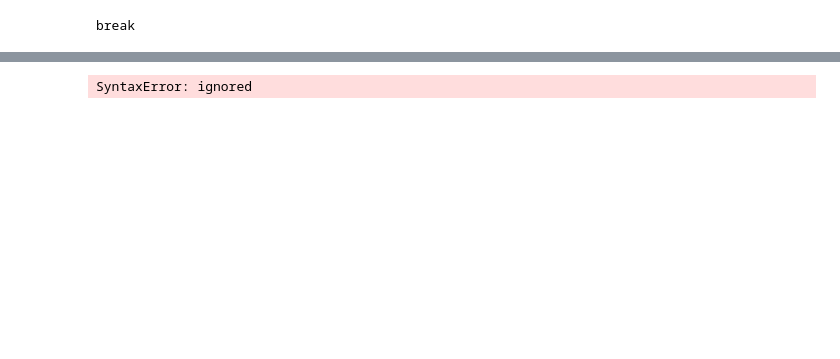
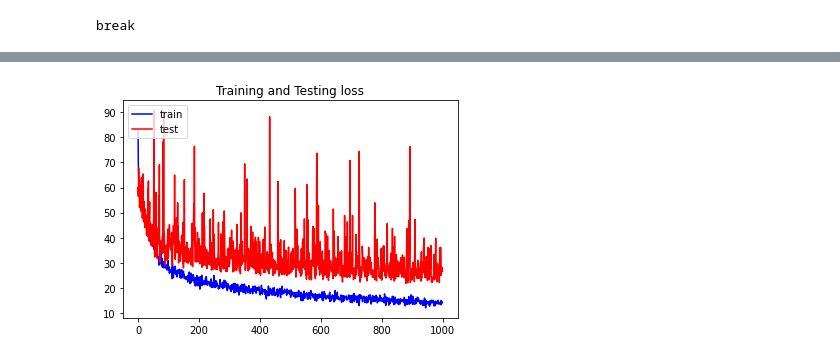
Before and after one commit to cbermudez13/eel4815_final_coding_assignment, a Jupyter notebook: group_1_problem_2.ipynb, the cells around one changed output, grey strips where cells are left out. Cells and saved outputs as stored; diff of their text form; code cells hidden in the pictures; blank space fills up the shorter version.

```diff
--- a/group_1_problem_2.ipynb
+++ b/group_1_problem_2.ipynb
@@ -59,8 +61,9 @@ NN_regression_model.compile(optimizer=optimizer, loss='mse', metrics='mse') # me
 break
 # %%
 # #### train the whole batch for 1000 epochs
-NN_model= NN_regression_model.fit(x_train, y_train, epochs=epochs, batch_size = batch_size, verbose=1)
+NN_model= NN_regression_model.fit(x_train, y_train, epochs=epochs, batch_size = batch_size, verbose=1,validation_data=(x_test, y_test))
 train_error_mse,_ = NN_regression_model.evaluate(x_train, y_train)
 test_error_mse ,_ = NN_regression_model.evaluate(x_test, y_test)
+
 print("MSE on training data = {} ; MSE of testing data = {}".format(train_error_mse, test_error_mse))
 # %% [output]
@@ -74,19 +87,13 @@ MSE on training data = 60.7697639465332 ; MSE of testing data = 55.6790618896484
 # %%
 import matplotlib.pyplot as plt
-mse = NN_model.history[]
-val_accuracy = NN_regression_model.history['val_accuracy']
-loss = NN_regression_model.history['loss']
-val_loss = NN_regression_model.history['val_loss']
-epochs = range(len(accuracy))
-plt.plot(epochs, error, 'bo', label='Training accuracy')
-plt.plot(epochs, val_accuracy, 'b', label='Validation accuracy')
-plt.title('Training and validation accuracy')
-plt.legend()
-plt.figure()
-plt.plot(epochs, loss, 'bo', label='Training loss')
-plt.plot(epochs, val_loss, 'b', label='Validation loss')
-plt.title('Training and validation loss')
-plt.legend()
+
+loss = NN_model.history['loss']
+mse = NN_model.history['val_loss']
+
+plt.plot(loss,'b', label='Training loss')
+plt.plot(mse, 'r' ,label='MSE loss')
+plt.title('Training and Testing loss')
+plt.legend(['train', 'test'], loc='upper left')
 plt.show()
 # %% [output]
-SyntaxError: ignored
+[figure, added]
```
Also changed, not shown: parts of 4 cells of this notebook.
